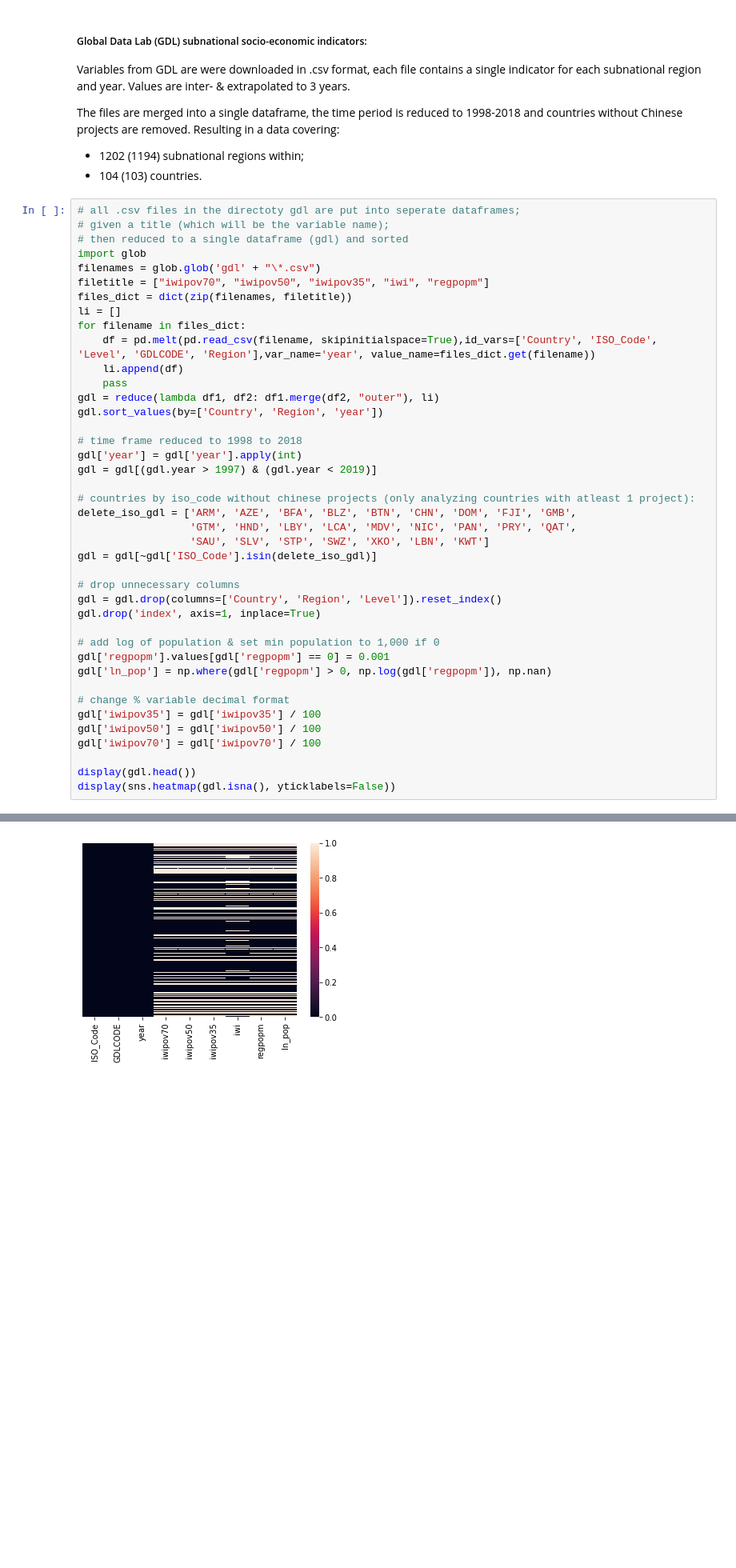
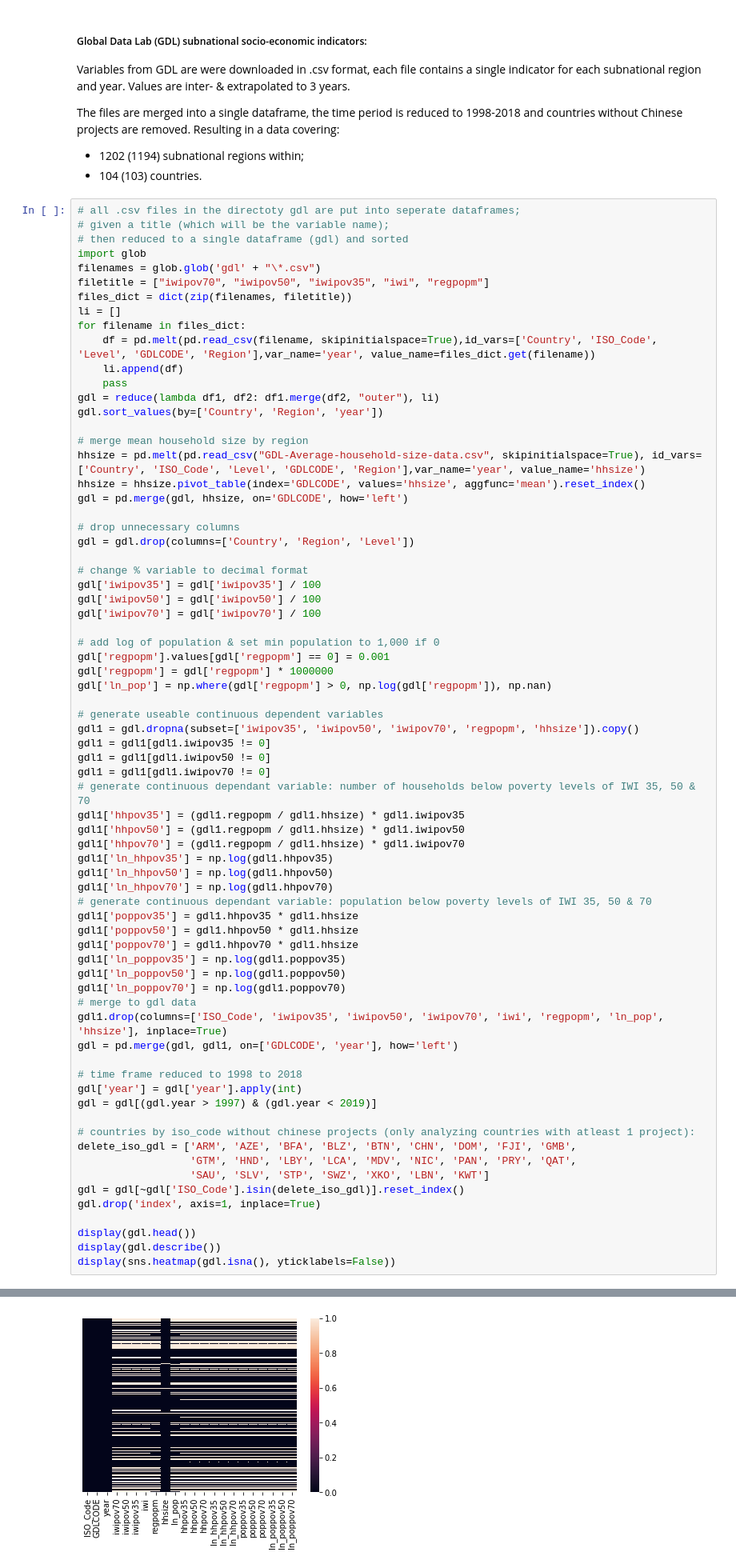
Before and after one commit to frankstevens1/china_devprojects_poverty, a Jupyter notebook: dataset_prep.ipynb, the cells around one changed output, grey strips where cells are left out. Shown at 80% size. Drawn from its saved outputs; the diff is of its cells as text; blank space fills up the shorter version.

```diff
--- a/dataset_prep.ipynb
+++ b/dataset_prep.ipynb
@@ -62,6 +62,47 @@ for filename in files_dict:
 gdl = reduce(lambda df1, df2: df1.merge(df2, "outer"), li)
 gdl.sort_values(by=['Country', 'Region', 'year'])
 
+# merge mean household size by region
+hhsize = pd.melt(pd.read_csv("GDL-Average-household-size-data.csv", skipinitialspace=True), id_vars=['Country', 'ISO_Code', 'Level', 'GDLCODE', 'Region'],var_name='year', value_name='hhsize')
+hhsize = hhsize.pivot_table(index='GDLCODE', values='hhsize', aggfunc='mean').reset_index()
+gdl = pd.merge(gdl, hhsize, on='GDLCODE', how='left')
+
+# drop unnecessary columns
+gdl = gdl.drop(columns=['Country', 'Region', 'Level'])
+
+# change % variable to decimal format
+gdl['iwipov35'] = gdl['iwipov35'] / 100
+gdl['iwipov50'] = gdl['iwipov50'] / 100
+gdl['iwipov70'] = gdl['iwipov70'] / 100
+
+# add log of population & set min population to 1,000 if 0
+gdl['regpopm'].values[gdl['regpopm'] == 0] = 0.001
+gdl['regpopm'] = gdl['regpopm'] * 1000000
+gdl['ln_pop'] = np.where(gdl['regpopm'] > 0, np.log(gdl['regpopm']), np.nan)
+
+# generate useable continuous dependent variables
+gdl1 = gdl.dropna(subset=['iwipov35', 'iwipov50', 'iwipov70', 'regpopm', 'hhsize']).copy()
+gdl1 = gdl1[gdl1.iwipov35 != 0]
+gdl1 = gdl1[gdl1.iwipov50 != 0]
+gdl1 = gdl1[gdl1.iwipov70 != 0]
+# generate continuous dependant variable: number of households below poverty levels of IWI 35, 50 & 70
+gdl1['hhpov35'] = (gdl1.regpopm / gdl1.hhsize) * gdl1.iwipov35
+gdl1['hhpov50'] = (gdl1.regpopm / gdl1.hhsize) * gdl1.iwipov50
+gdl1['hhpov70'] = (gdl1.regpopm / gdl1.hhsize) * gdl1.iwipov70
+gdl1['ln_hhpov35'] = np.log(gdl1.hhpov35)
+gdl1['ln_hhpov50'] = np.log(gdl1.hhpov50)
+gdl1['ln_hhpov70'] = np.log(gdl1.hhpov70)
+# generate continuous dependant variable: population below poverty levels of IWI 35, 50 & 70
+gdl1['poppov35'] = gdl1.hhpov35 * gdl1.hhsize
+gdl1['poppov50'] = gdl1.hhpov50 * gdl1.hhsize
+gdl1['poppov70'] = gdl1.hhpov70 * gdl1.hhsize
+gdl1['ln_poppov35'] = np.log(gdl1.poppov35)
+gdl1['ln_poppov50'] = np.log(gdl1.poppov50)
+gdl1['ln_poppov70'] = np.log(gdl1.poppov70)
+# merge to gdl data
+gdl1.drop(columns=['ISO_Code', 'iwipov35', 'iwipov50', 'iwipov70', 'iwi', 'regpopm', 'ln_pop', 'hhsize'], inplace=True)
+gdl = pd.merge(gdl, gdl1, on=['GDLCODE', 'year'], how='left')
+
 # time frame reduced to 1998 to 2018
 gdl['year'] = gdl['year'].apply(int)
 gdl = gdl[(gdl.year > 1997) & (gdl.year < 2019)]
@@ -70,21 +111,10 @@ gdl = gdl[(gdl.year > 1997) & (gdl.year < 2019)]
 delete_iso_gdl = ['ARM', 'AZE', 'BFA', 'BLZ', 'BTN', 'CHN', 'DOM', 'FJI', 'GMB',
                   'GTM', 'HND', 'LBY', 'LCA', 'MDV', 'NIC', 'PAN', 'PRY', 'QAT',
                   'SAU', 'SLV', 'STP', 'SWZ', 'XKO', 'LBN', 'KWT']
-gdl = gdl[~gdl['ISO_Code'].isin(delete_iso_gdl)]
-
-# drop unnecessary columns
-gdl = gdl.drop(columns=['Country', 'Region', 'Level']).reset_index()
+gdl = gdl[~gdl['ISO_Code'].isin(delete_iso_gdl)].reset_index()
 gdl.drop('index', axis=1, inplace=True)
 
-# add log of population & set min population to 1,000 if 0
-gdl['regpopm'].values[gdl['regpopm'] == 0] = 0.001
-gdl['ln_pop'] = np.where(gdl['regpopm'] > 0, np.log(gdl['regpopm']), np.nan)
-
-# change % variable decimal format
-gdl['iwipov35'] = gdl['iwipov35'] / 100
-gdl['iwipov50'] = gdl['iwipov50'] / 100
-gdl['iwipov70'] = gdl['iwipov70'] / 100
-
 display(gdl.head())
+display(gdl.describe())
 display(sns.heatmap(gdl.isna(), yticklabels=False))
 # %% [output]
@@ -98,4 +138,4 @@ display(sns.heatmap(gdl.isna(), yticklabels=False))
-[figure, old version]
+[figure, new version]
 # %% [markdown]
 <h4>Adding Chinese steel production:</h4>
 <p>Steel production from 1998 to 2018 sourced from the <a href="https://www.worldsteel.org/steel-by-topic/statistics/steel-statistical-yearbook.html">World Steel Association Statistical Yearbooks 2008, 2010 & 2018</a> are merged with the GDL data on year. This way all regions within the countries being studied has a value for steel production as the component of the shift-share instrument which varies annually (shift). The component which varies across regions (share; probability of recieving a project) will be created from Chinese projects data. The natural logarithm of steel production figures is calculated as a seperate variable.</p>
```
Also changed, not shown: parts of 9 cells of this notebook, 19 other files.
